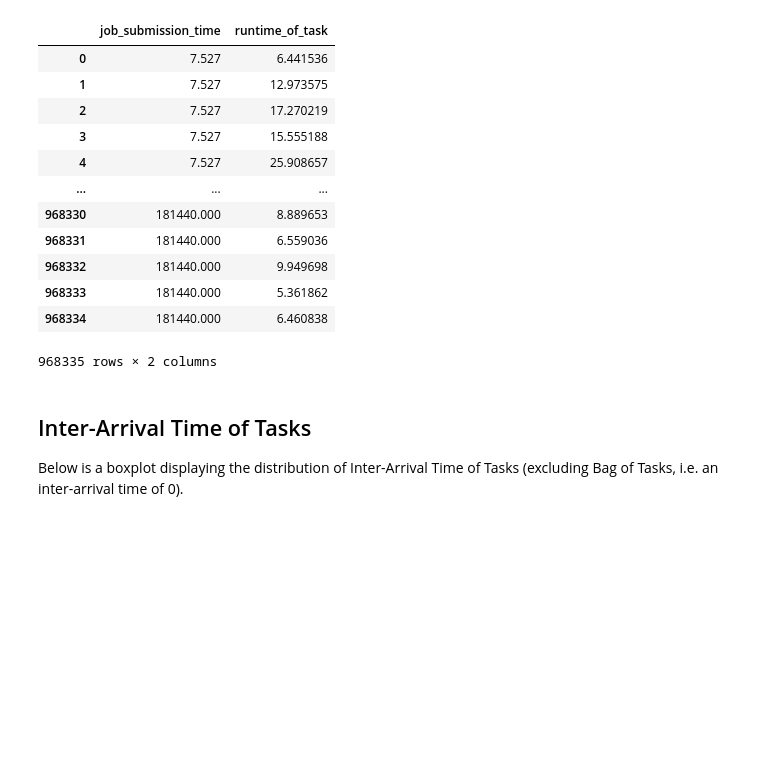
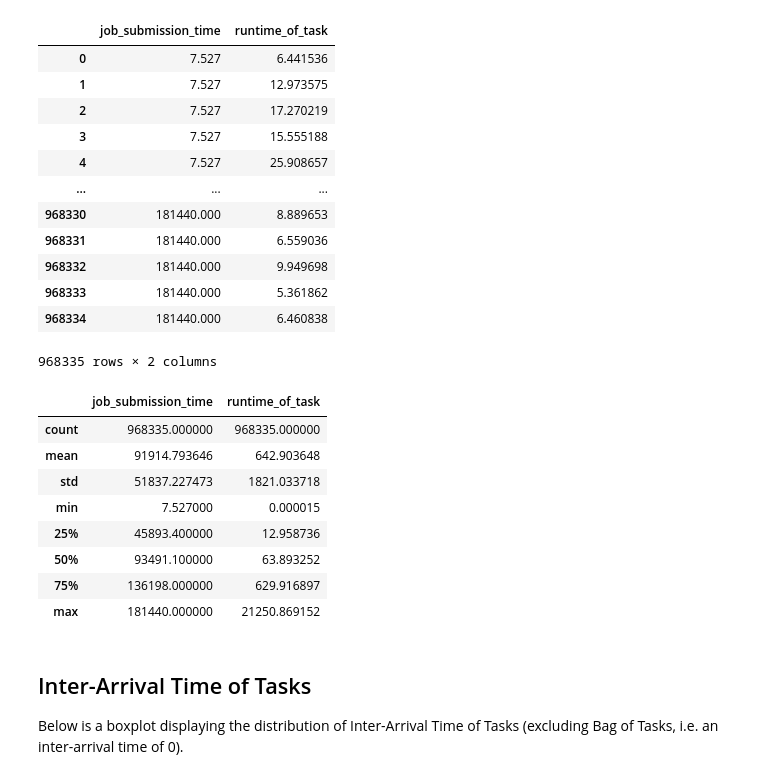
Before and after one commit to elimana/workload-trace-modelling, a Jupyter notebook: task-visualisation.ipynb, the cells around one changed output. Drawn from its saved outputs; the diff is of its cells as text; code cells hidden in the pictures; blank space fills up the shorter version.

Commit message:
Add data description to task visualisation

```diff
--- a/task-visualisation.ipynb
+++ b/task-visualisation.ipynb
@@ -42,6 +42,18 @@ data
 | 968333 | 181440.000 | 5.361862 |
 | 968334 | 181440.000 | 6.460838 |
 968335 rows × 2 columns
+# %%
+data.describe()
+# %% [output]
+|  | job_submission_time | runtime_of_task |
+| count | 968335.000000 | 968335.000000 |
+| mean | 91914.793646 | 642.903648 |
+| std | 51837.227473 | 1821.033718 |
+| min | 7.527000 | 0.000015 |
+| 25% | 45893.400000 | 12.958736 |
+| 50% | 93491.100000 | 63.893252 |
+| 75% | 136198.000000 | 629.916897 |
+| max | 181440.000000 | 21250.869152 |
 # %% [markdown]
 ## Inter-Arrival Time of Tasks
 
```
